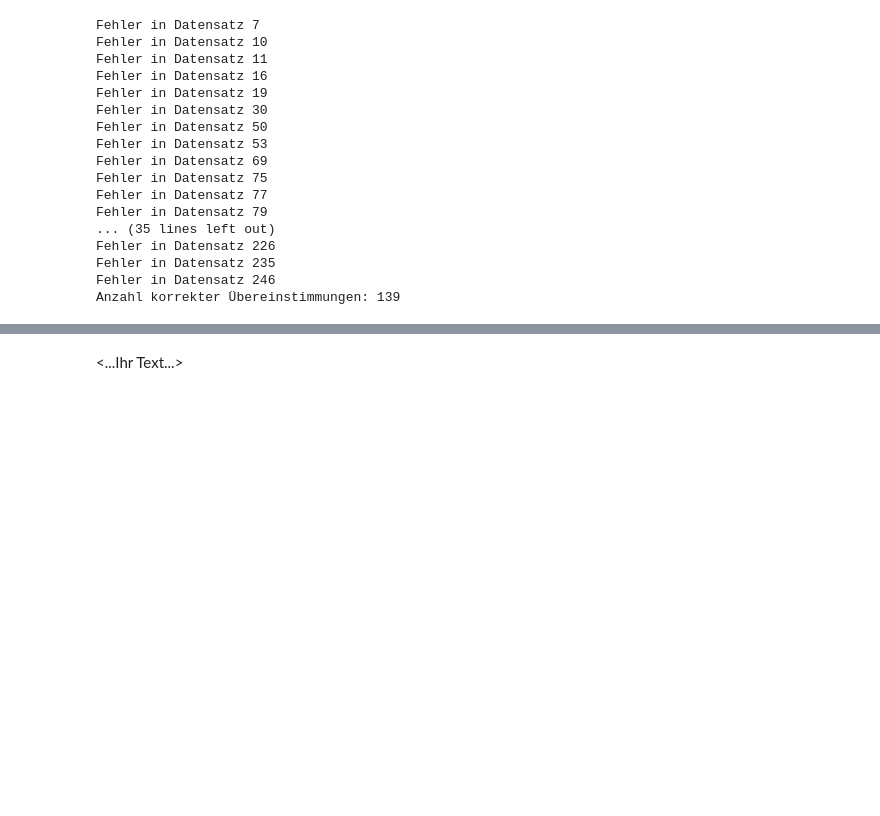
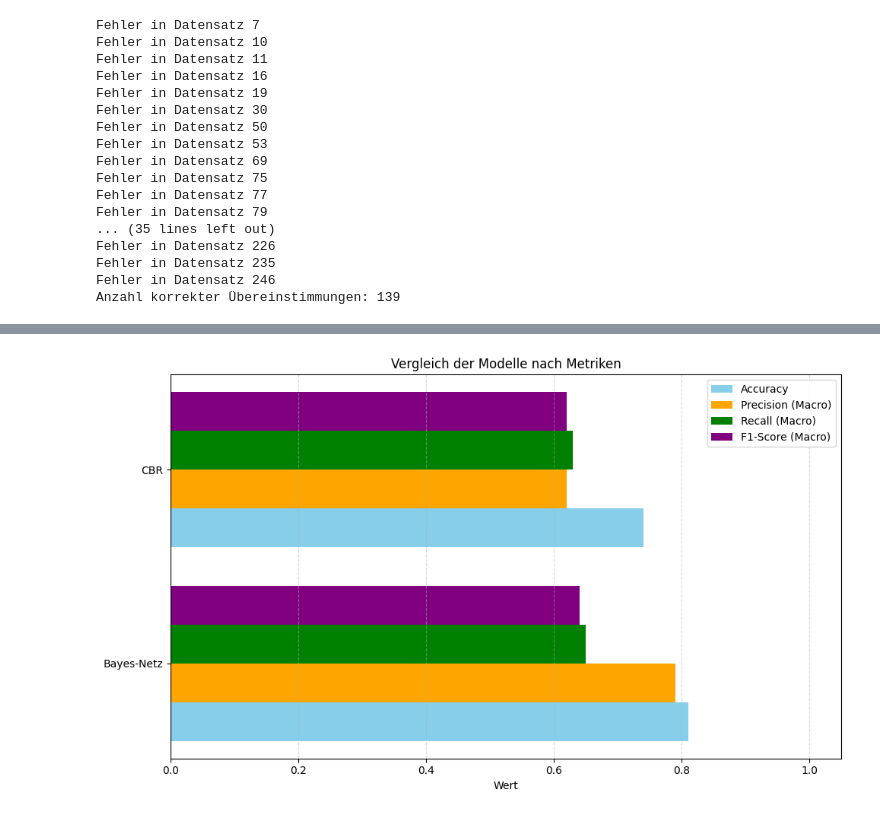
Before and after one commit to risky-dev-11/Laborarbeit---BAYES_CBR, a Jupyter notebook: Assignment_Bayes_CBR.ipynb, the cells around one changed output, grey strips where cells are left out. Saved outputs shown, nothing was run; the diff lists cells and outputs as text; code cells hidden in the pictures; blank space fills up the shorter version.

```diff
--- a/Assignment_Bayes_CBR.ipynb
+++ b/Assignment_Bayes_CBR.ipynb
@@ -884,2 +1089,38 @@ Vergleich der beiden Verfahren. Ggf. ist hier noch Code zum Vergleich zu ergänz
-# %% [markdown]
-<...Ihr Text...>
+# %%
+models = ['Bayes-Netz', 'CBR']
+
+# Metriken für die beiden Modelle
+accuracy = [0.81, 0.74]
+precision = [0.79, 0.62]
+recall = [0.65, 0.63]
+f1_score = [0.64, 0.62]
+
+x = np.arange(len(models))
+width = 0.2
+
+fig, ax = plt.subplots(figsize=(10, 6))
+
+# Positionierung der Balken
+x = np.arange(len(models))
+width = 0.2
+
+# Balken für jede Metrik hinzufügen
+ax.barh(x - 1.5 * width, accuracy, width, label='Accuracy', color='skyblue')
+ax.barh(x - 0.5 * width, precision, width, label='Precision (Macro)', color='orange')
+ax.barh(x + 0.5 * width, recall, width, label='Recall (Macro)', color='green')
+ax.barh(x + 1.5 * width, f1_score, width, label='F1-Score (Macro)', color='purple')
+
+# Achsenbeschriftungen und Titel
+ax.set_xlabel('Wert')
+ax.set_title('Vergleich der Modelle nach Metriken')
+ax.set_yticks(x)
+ax.set_yticklabels(models)
+ax.set_xlim(0, 1.05)
+ax.legend()
+
+# Gridlinien hinzufügen
+plt.grid(axis='x', linestyle='--', alpha=0.5)
+plt.tight_layout()
+plt.show()
+# %% [output]
+[figure, added]
```
Also changed, not shown: parts of 75 cells of this notebook.
